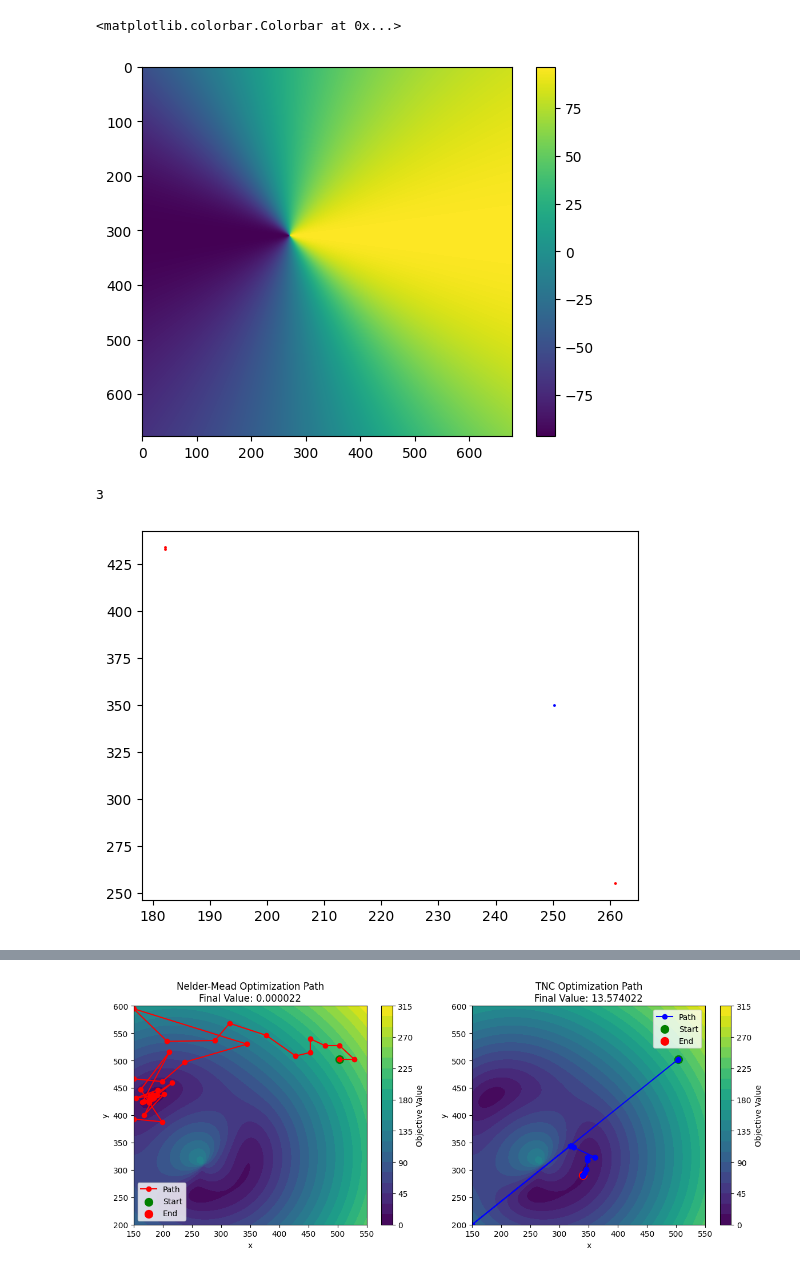
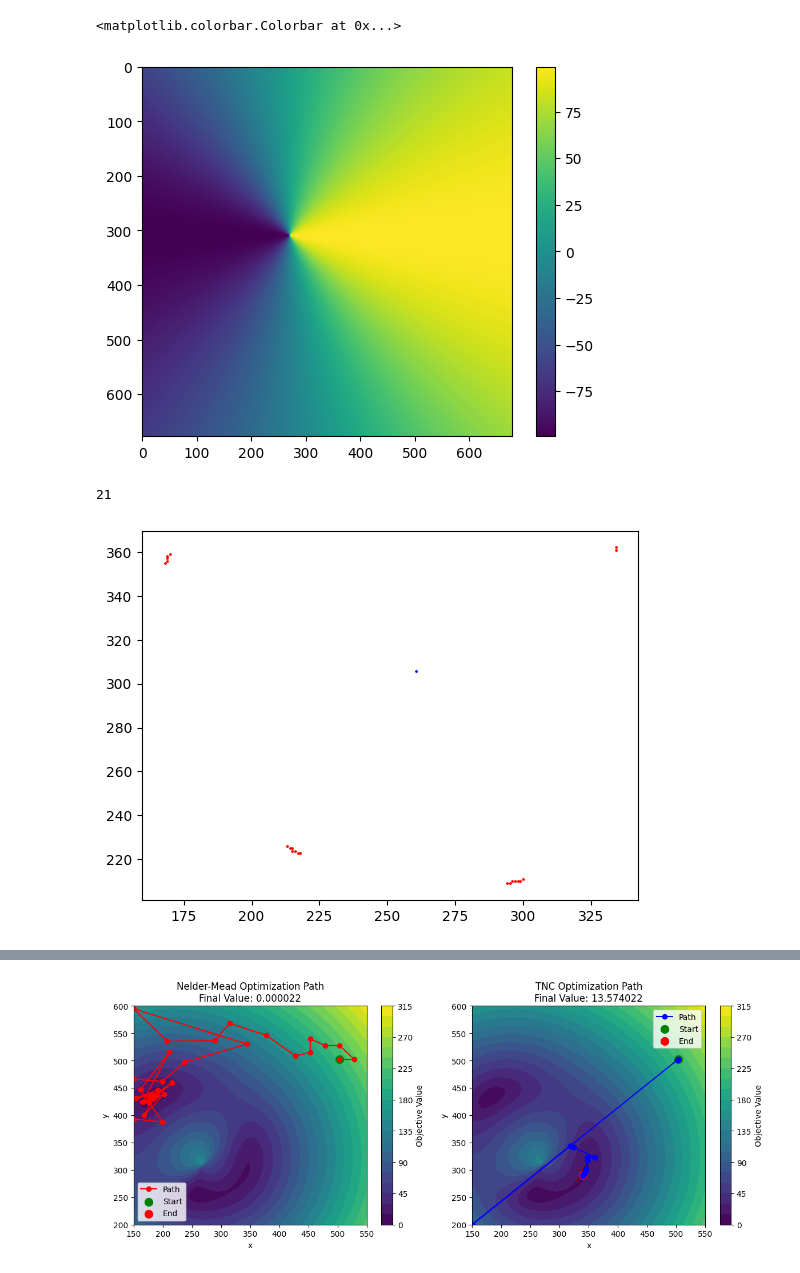
Before and after one commit to diceandcats/SURE-GW-lensing, a Jupyter notebook: Real stuffs/subpixel.ipynb, the cells around one changed output, grey strips where cells are left out. Drawn from its saved outputs; the diff is of its cells as text; code cells hidden in the pictures.

```diff
--- a/Real stuffs/subpixel.ipynb
+++ b/Real stuffs/subpixel.ipynb
@@ -22,7 +22,7 @@ lens_model_list = ['SIE']
 lensModel = LensModel(lens_model_list=lens_model_list)
 
 # define parameter values of lens models #
-kwargs_sie = {'theta_E': 100, 'e1':0, 'e2':0.4, 'center_x': 270, 'center_y': 310}
+kwargs_sie = {'theta_E': 100, 'e1':0, 'e2':0.2, 'center_x': 270, 'center_y': 310}
 kwargs_lens = [kwargs_sie]
 
 # image plane coordinate #
@@ -51,34 +51,34 @@ plt.imshow(alpha_x_2d)
 plt.colorbar()
 # %% [output]
 <matplotlib.colorbar.Colorbar at 0x...>
-[figure, old version]
+[figure, new version]
 # %%
 # Assuming alpha_y_2d and alpha_x_2d are defined and 'size' is known
-coord = (250.3,350.0)
+coord = (260.4,305.9)
 coord_x_r, coord_y_r = coord[0] % 1, coord[1] % 1
 y_round, x_round = round(coord[1]), round(coord[0])
 
 # Pre-calculate possible matching rounded values for efficiency
 y_possible_rounds = {y_round, y_round - 1} if coord_y_r == 0.5 else {y_round}
 x_possible_rounds = {x_round, x_round - 1} if coord_x_r == 0.5 else {x_round}
 
 coordinates = []
 n = 0
 
 # Iterate over a pre-defined range, assuming alpha_y_2d and alpha_x_2d are indexed appropriately
 for i in range(size):
     for j in range(size):
         ycoord, xcoord = i - alpha_y_2d[i, j], j - alpha_x_2d[i, j]
         if round(ycoord) in y_possible_rounds and round(xcoord) in x_possible_rounds:
             coordinates.append((j, i))  # (x, y)
             n += 1
 
 plt.scatter([i[0] for i in coordinates], [i[1] for i in coordinates], c='r', s=1)
 plt.scatter(coord[0], coord[1], c='b', s=1)
 print(n)
 # %% [output]
-3
+21
-[figure, old version]
+[figure, new version]
 # %%
 #Clustering
 from sklearn.cluster import DBSCAN
```
Also changed, not shown: parts of 7 cells of this notebook, 3 other files.
